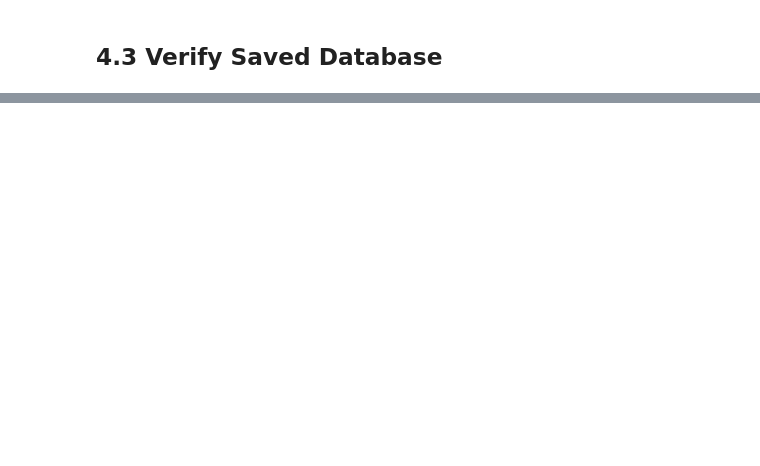
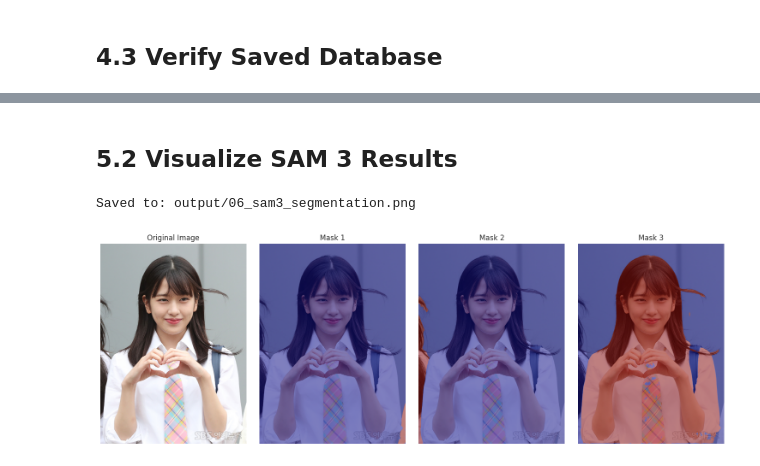
Before and after one commit to 68076012/SEGMENTATION_IVE, a Jupyter notebook: 02_dataset.ipynb, the cells around one changed output, grey strips where cells are left out. Drawn from its saved outputs; the diff is of its cells as text; code cells hidden in the pictures; blank space fills up the shorter version.

```diff
--- a/02_dataset.ipynb
+++ b/02_dataset.ipynb
@@ -1094,0 +1283,48 @@ The following visualizations have been saved to `{output_dir}/`:
+# %% [markdown]
+## 5.2 Visualize SAM 3 Results
+# %%
+# Visualize SAM 3 segmentation results
+def visualize_sam3_results(image, results, save_path=None):
+    """
+    Visualize SAM 3 segmentation results.
+    """
+    masks = results.get("masks", [])
+    boxes = results.get("boxes", [])
+
+    fig, axes = plt.subplots(1, min(len(masks) + 1, 4), figsize=(15, 5))
+    if len(masks) == 0:
+        fig, axes = plt.subplots(1, 2, figsize=(10, 5))
+
+    if not isinstance(axes, np.ndarray):
+        axes = [axes]
+
+    # Original image
+    axes[0].imshow(image)
+    axes[0].set_title("Original Image")
+    axes[0].axis("off")
+
+    # Show masks
+    for i, (mask, box) in enumerate(zip(masks[:3], boxes[:3])):
+        if i + 1 < len(axes):
+            axes[i + 1].imshow(image)
+            mask_np = mask.cpu().numpy() if torch.is_tensor(mask) else mask
+            axes[i + 1].imshow(mask_np, alpha=0.5, cmap="jet")
+            axes[i + 1].set_title(f"Mask {i+1}")
+            axes[i + 1].axis("off")
+
+    plt.tight_layout()
+    if save_path:
+        plt.savefig(save_path, dpi=150, bbox_inches="tight")
+        print(f"Saved to: {save_path}")
+    plt.show()
+
+# Visualize results
+if 'results' in dir():
+    visualize_sam3_results(
+        image,
+        results,
+        save_path=CONFIG['output_dir'] / '06_sam3_segmentation.png'
+    )
+# %% [output]
+Saved to: output/06_sam3_segmentation.png
+[figure, added]
```
Also changed, not shown: parts of 26 cells of this notebook, 7 other files.
